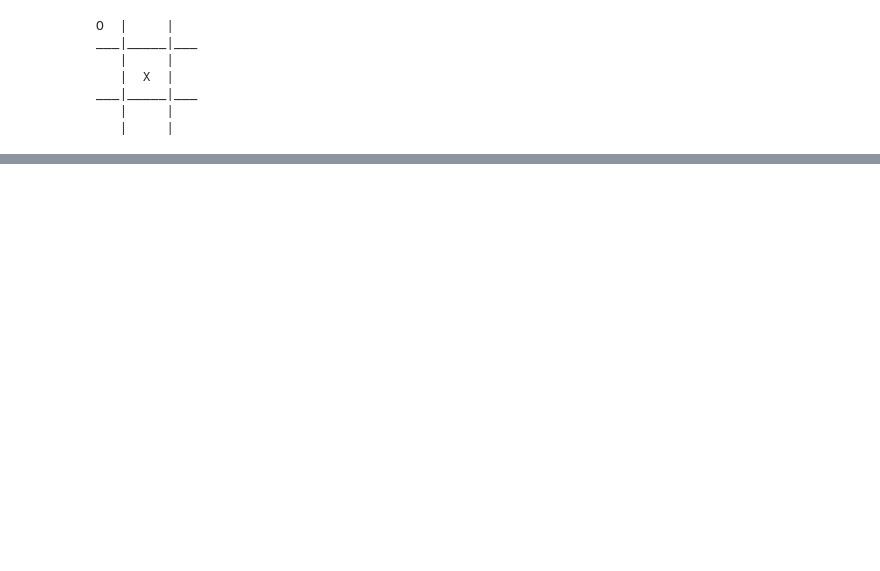
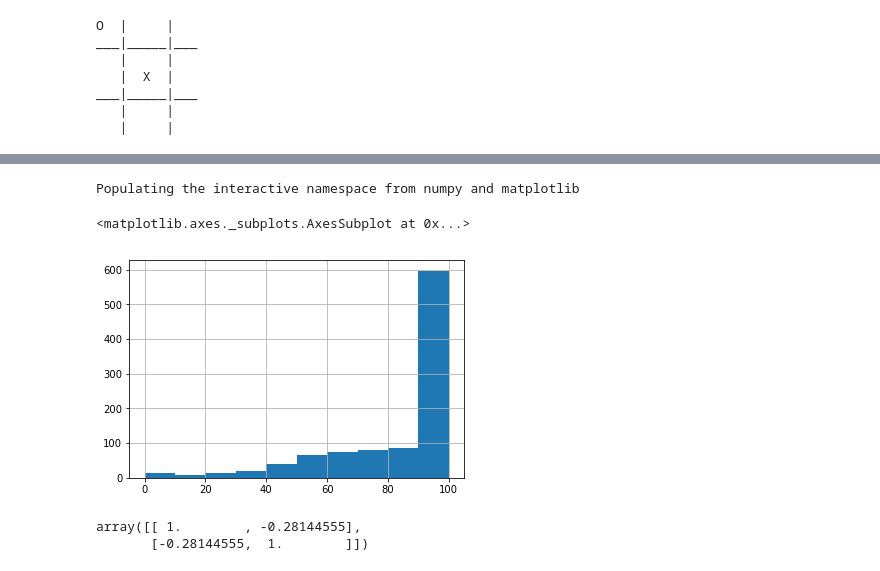
Before and after one commit to vincefav/coding-challenges, a Jupyter notebook: Tic tac toe.ipynb, the cells around one changed output, grey strips where cells are left out. Drawn from its saved outputs; the diff is of its cells as text; code cells hidden in the pictures; blank space fills up the shorter version.

```diff
--- a/Tic tac toe.ipynb
+++ b/Tic tac toe.ipynb
@@ -188,0 +236,7 @@ no win
+# %%
+e = np.random.normal(loc=60, scale=15, size=1000)
+
+e = np.where(e > 100, 100, e)
+e = np.where(e < 0, 0, e)
+
+e
@@ -188,0 +264,13 @@ no win
+# %%
+n_fuzz = np.random.normal(loc=0, scale=40, size=1000)
+
+n = (100 - e) + n_fuzz
+
+# n_fuzz2 = np.random.normal(loc=20, scale=2, size=1000)
+# n += n_fuzz2
+
+
+n = np.where(n > 100, 100, n)
+n = np.where(n < 0, 0, n)
+
+n
@@ -188,0 +295,15 @@ no win
+# %%
+import seaborn as sns
+import pandas as pd
+%pylab inline
+
+pd.Series(n).hist()
+# %% [output]
+Populating the interactive namespace from numpy and matplotlib
+<matplotlib.axes._subplots.AxesSubplot at 0x...>
+[figure, added]
+# %%
+np.corrcoef(e, n)
+# %% [output]
+array([[ 1.        , -0.28144555],
+       [-0.28144555,  1.        ]])
```
Also changed, not shown: parts of 6 cells of this notebook.
